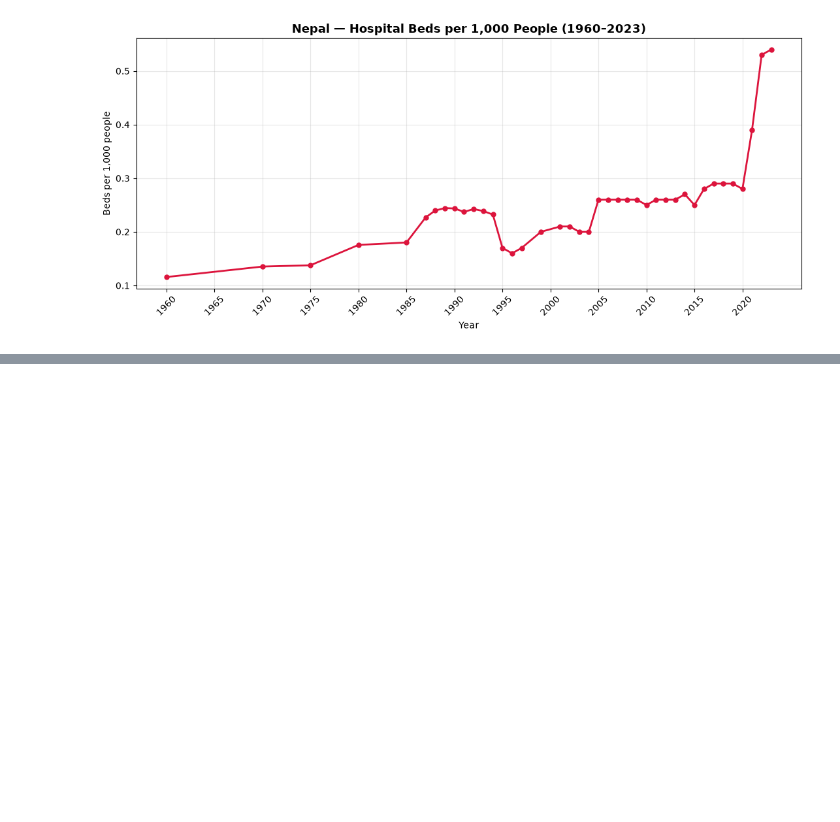
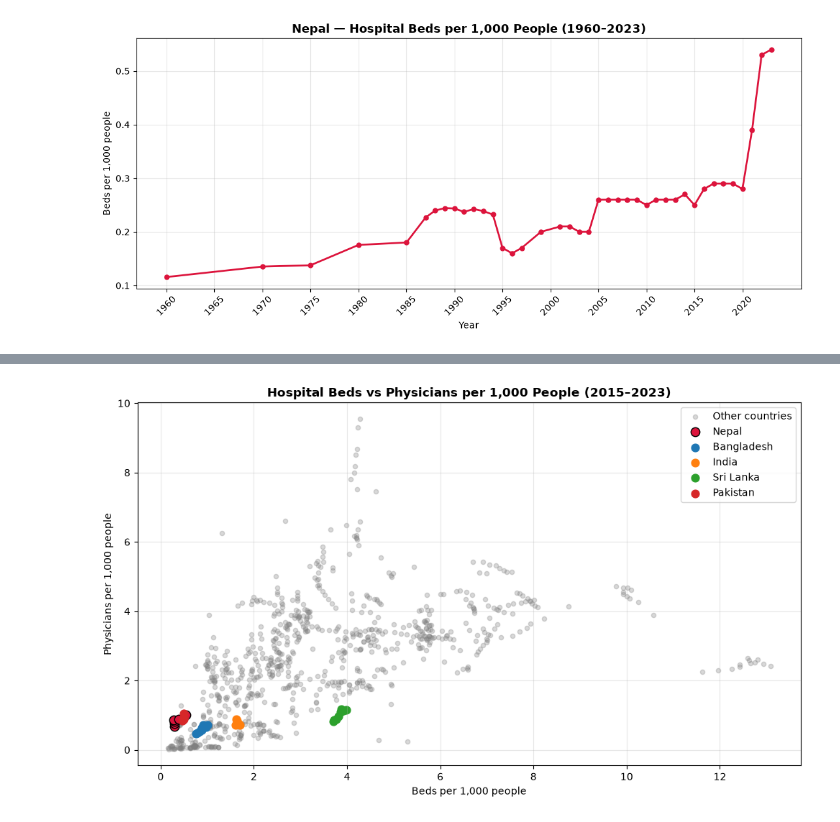
Before and after one commit to baibhavojha2008-tech/nepal-health-analysis, a Jupyter notebook: notebooks/nepal_health_analysis.ipynb, the cells around one changed output, grey strips where cells are left out. Drawn from its saved outputs; the diff is of its cells as text; code cells hidden in the pictures; blank space fills up the shorter version.

```diff
--- a/notebooks/nepal_health_analysis.ipynb
+++ b/notebooks/nepal_health_analysis.ipynb
@@ -181,0 +292,16 @@ plt.show()
+# %%
+# join beds + physicians on (country, year), keep recent years
+query = """
+SELECT b."Country Name",
+       b.year,
+       b.beds_per_1000,
+       p.physicians_per_1000
+FROM beds b
+JOIN physicians p
+  ON b."Country Code" = p."Country Code"
+ AND b.year = p.year
+WHERE b.year >= 2015
+"""
+df = pd.read_sql(query, conn)
+print(df.shape)
+df.head()
@@ -181,0 +316,32 @@ plt.show()
+# %%
+# scatter: beds vs physicians, colored by region of interest
+plt.figure(figsize=(10, 6))
+
+# all countries in grey
+plt.scatter(df["beds_per_1000"], df["physicians_per_1000"],
+            alpha=0.3, s=20, color="grey", label="Other countries")
+
+# highlight nepal
+nepal_pts = df[df["Country Name"] == "Nepal"]
+plt.scatter(nepal_pts["beds_per_1000"], nepal_pts["physicians_per_1000"],
+            s=80, color="crimson", edgecolor="black", label="Nepal")
+
+# highlight south asia peers
+peers = df[df["Country Name"].isin(["India", "Bangladesh", "Sri Lanka", "Pakistan"])]
+for country in peers["Country Name"].unique():
+    row = peers[peers["Country Name"] == country]
+    plt.scatter(row["beds_per_1000"], row["physicians_per_1000"],
+                s=60, label=country)
+
+plt.title("Hospital Beds vs Physicians per 1,000 People (2015–2023)",
+          fontsize=12, weight="bold")
+plt.xlabel("Beds per 1,000 people")
+plt.ylabel("Physicians per 1,000 people")
+plt.grid(alpha=0.3)
+plt.legend()
+plt.tight_layout()
+
+plt.savefig("../visuals/beds_vs_physicians.png", dpi=150, bbox_inches="tight")
+plt.show()
+# %% [output]
+[figure, added]
```
Also changed, not shown: parts of 9 cells of this notebook, 6 other files.
